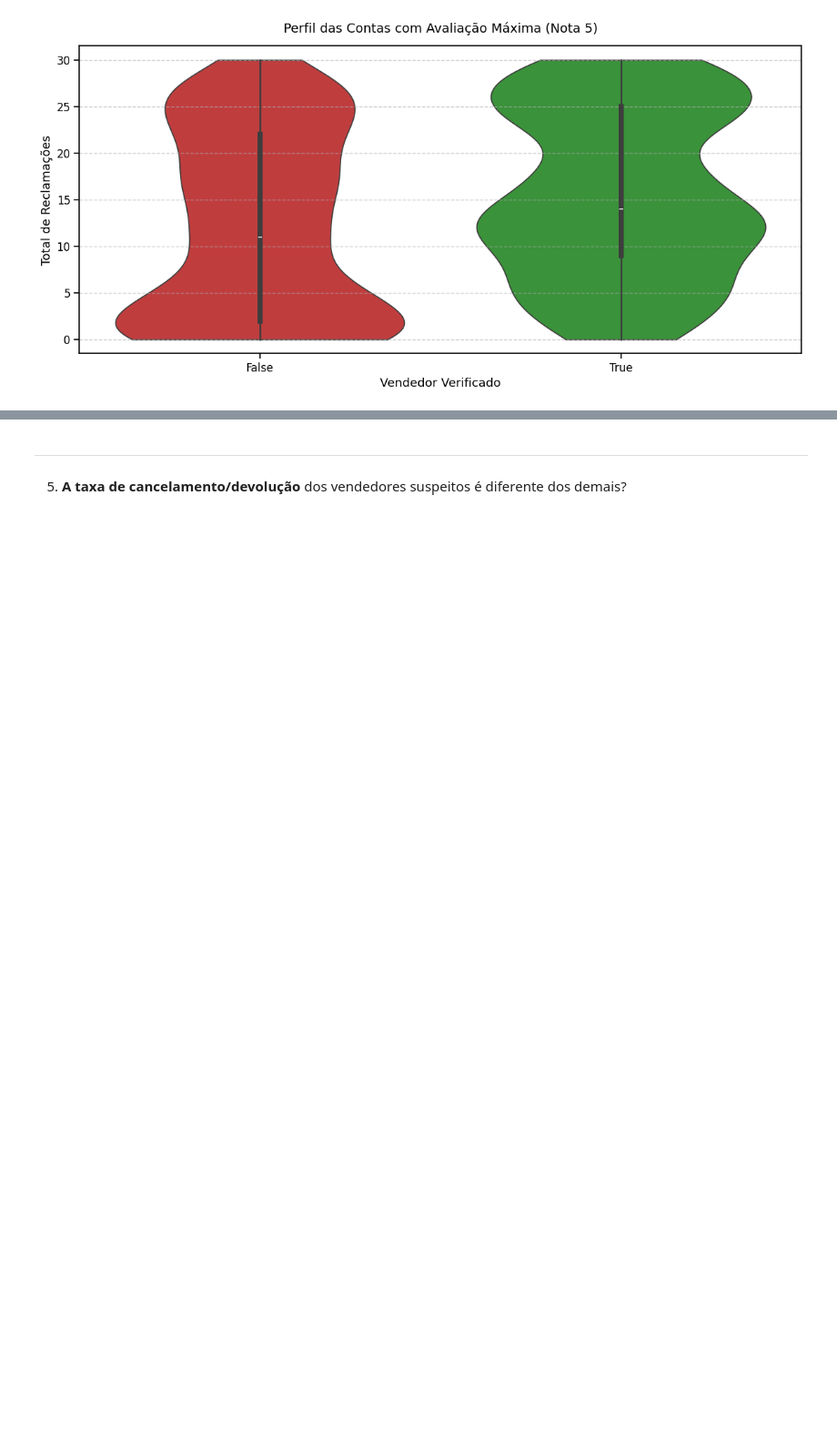
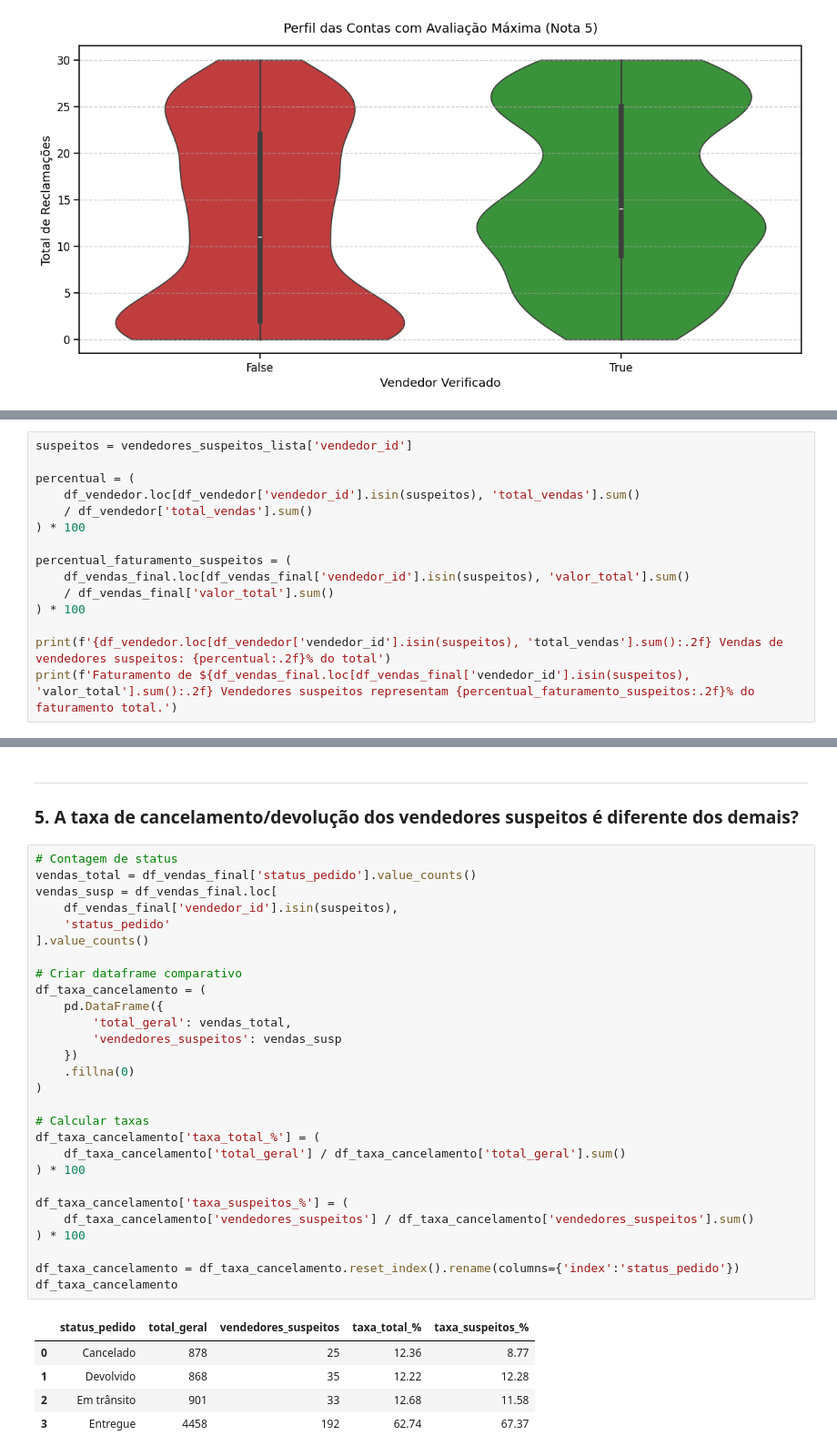
Before and after one commit to AlexDcoder/Opera-o-Marketplace-Fraude-em-E-commerce, a Jupyter notebook: notebooks/analysis.ipynb, the cells around one changed output, grey strips where cells are left out. Shown at 91% size. Drawn from its saved outputs; the diff is of its cells as text; blank space fills up the shorter version.

```diff
--- a/notebooks/analysis.ipynb
+++ b/notebooks/analysis.ipynb
@@ -1033,0 +977,15 @@ plt.show()
+# %%
+suspeitos = vendedores_suspeitos_lista['vendedor_id']
+
+percentual = (
+    df_vendedor.loc[df_vendedor['vendedor_id'].isin(suspeitos), 'total_vendas'].sum()
+    / df_vendedor['total_vendas'].sum()
+) * 100
+
+percentual_faturamento_suspeitos = (
+    df_vendas_final.loc[df_vendas_final['vendedor_id'].isin(suspeitos), 'valor_total'].sum()
+    / df_vendas_final['valor_total'].sum()
+) * 100
+
+print(f'{df_vendedor.loc[df_vendedor['vendedor_id'].isin(suspeitos), 'total_vendas'].sum():.2f} Vendas de vendedores suspeitos: {percentual:.2f}% do total')
+print(f'Faturamento de ${df_vendas_final.loc[df_vendas_final['vendedor_id'].isin(suspeitos), 'valor_total'].sum():.2f} Vendedores suspeitos representam {percentual_faturamento_suspeitos:.2f}% do faturamento total.')
@@ -1036,5 +1001,39 @@ plt.show()
 # %% [markdown]
 ---
-5. **A taxa de cancelamento/devolução** dos vendedores suspeitos é diferente dos demais?
+###  5. **A taxa de cancelamento/devolução** dos vendedores suspeitos é diferente dos demais?
+# %%
+# Contagem de status
+vendas_total = df_vendas_final['status_pedido'].value_counts()
+vendas_susp = df_vendas_final.loc[
+    df_vendas_final['vendedor_id'].isin(suspeitos),
+    'status_pedido'
+].value_counts()
+
+# Criar dataframe comparativo
+df_taxa_cancelamento = (
+    pd.DataFrame({
+        'total_geral': vendas_total,
+        'vendedores_suspeitos': vendas_susp
+    })
+    .fillna(0)
+)
+
+# Calcular taxas
+df_taxa_cancelamento['taxa_total_%'] = (
+    df_taxa_cancelamento['total_geral'] / df_taxa_cancelamento['total_geral'].sum()
+) * 100
+
+df_taxa_cancelamento['taxa_suspeitos_%'] = (
+    df_taxa_cancelamento['vendedores_suspeitos'] / df_taxa_cancelamento['vendedores_suspeitos'].sum()
+) * 100
+
+df_taxa_cancelamento = df_taxa_cancelamento.reset_index().rename(columns={'index':'status_pedido'})
+df_taxa_cancelamento
+# %% [output]
+|  | status_pedido | total_geral | vendedores_suspeitos | taxa_total_% | taxa_suspeitos_% |
+| 0 | Cancelado | 878 | 25 | 12.36 | 8.77 |
+| 1 | Devolvido | 868 | 35 | 12.22 | 12.28 |
+| 2 | Em trânsito | 901 | 33 | 12.68 | 11.58 |
+| 3 | Entregue | 4458 | 192 | 62.74 | 67.37 |
 # %% [markdown]
 **Conclusão:**
```
Also changed, not shown: parts of 44 cells of this notebook.
